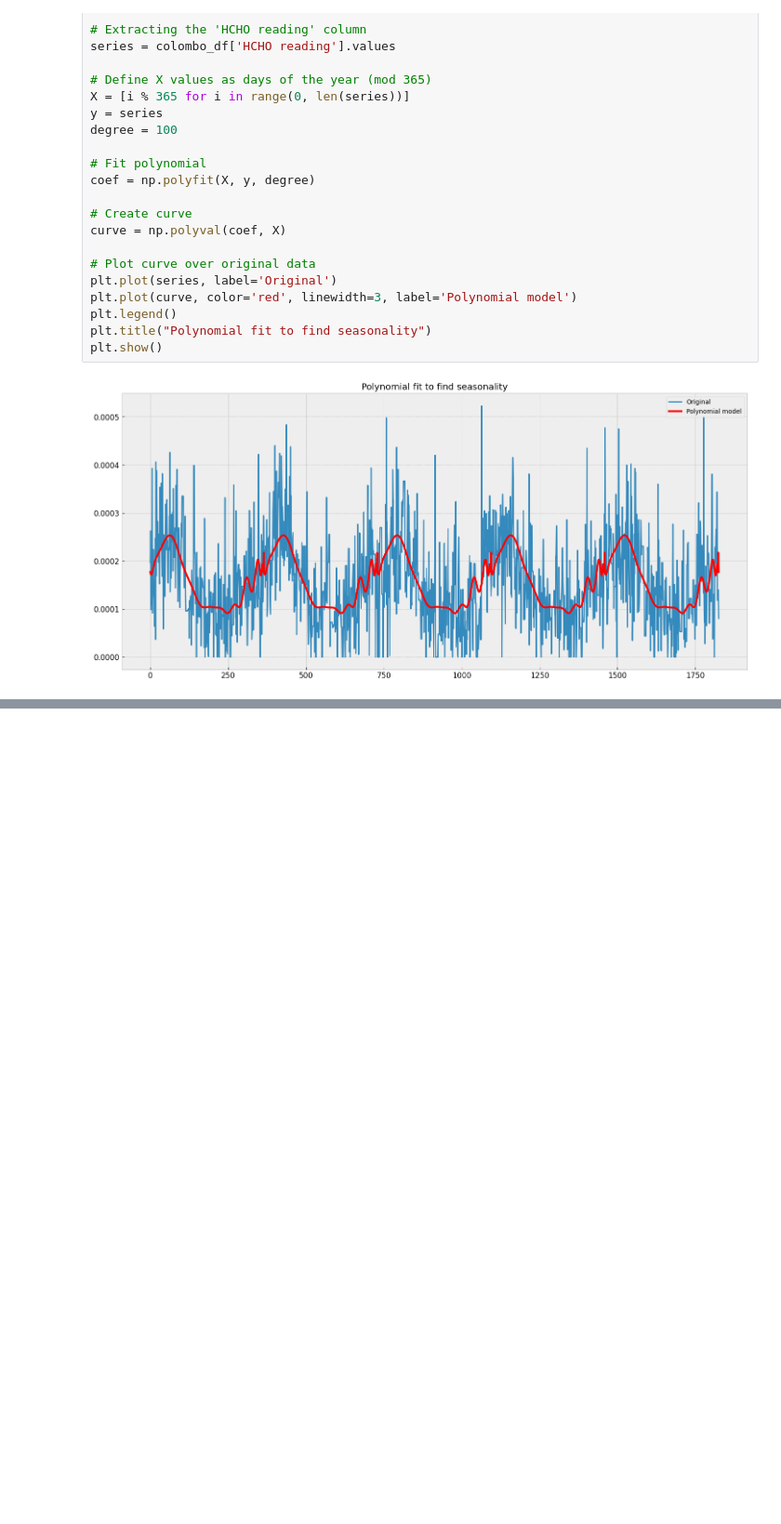
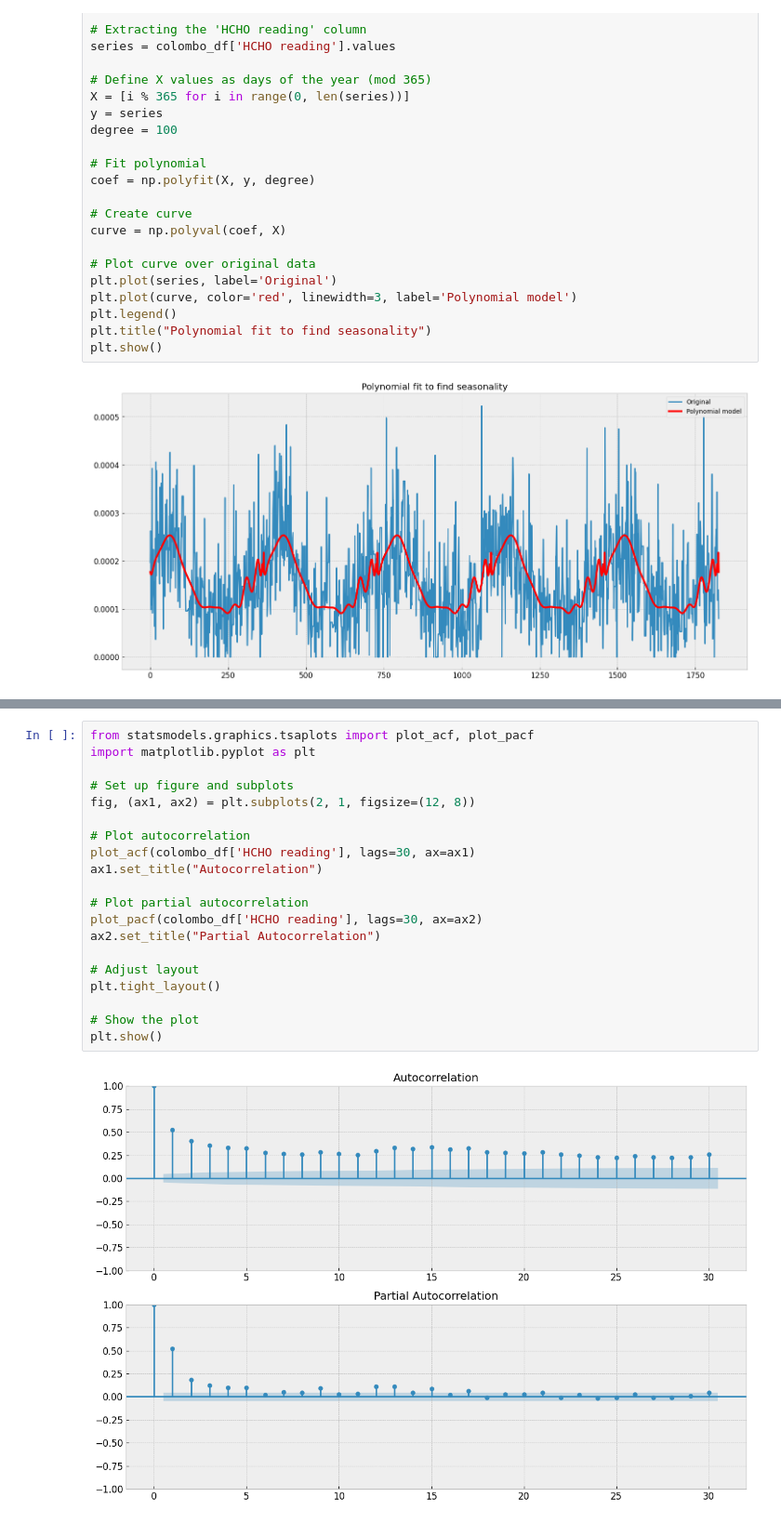
Before and after one commit to Esandu-Meth-Obadaarachchi/HCHO-level-Time-series-forecasting, a Jupyter notebook: DE_3_Analysis_and_.ipynb, the cells around one changed output, grey strips where cells are left out. Shown at 93% size. Saved outputs shown, nothing was run; the diff lists cells and outputs as text; blank space fills up the shorter version.

```diff
--- a/DE_3_Analysis_and_.ipynb
+++ b/DE_3_Analysis_and_.ipynb
@@ -298,0 +340,22 @@ plt.show()
+# %%
+from statsmodels.graphics.tsaplots import plot_acf, plot_pacf
+import matplotlib.pyplot as plt
+
+# Set up figure and subplots
+fig, (ax1, ax2) = plt.subplots(2, 1, figsize=(12, 8))
+
+# Plot autocorrelation
+plot_acf(colombo_df['HCHO reading'], lags=30, ax=ax1)
+ax1.set_title("Autocorrelation")
+
+# Plot partial autocorrelation
+plot_pacf(colombo_df['HCHO reading'], lags=30, ax=ax2)
+ax2.set_title("Partial Autocorrelation")
+
+# Adjust layout
+plt.tight_layout()
+
+# Show the plot
+plt.show()
+# %% [output]
+[figure, added]
```
Also changed, not shown: parts of 4 cells of this notebook.
